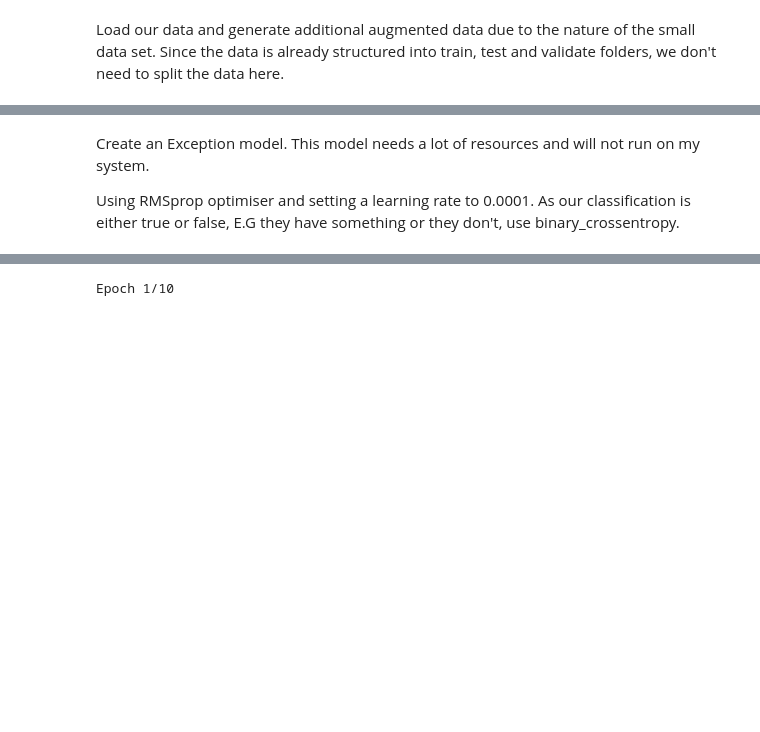
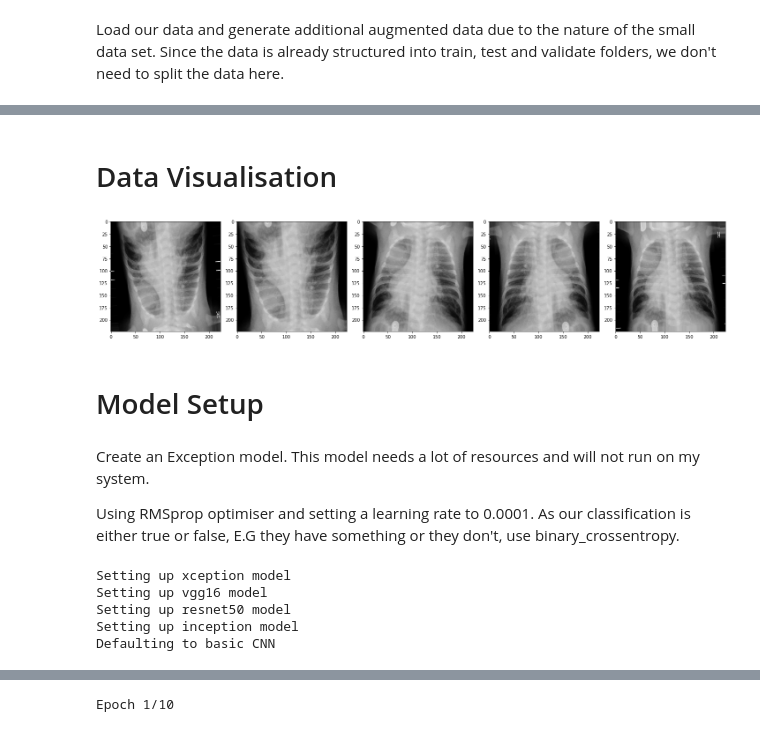
Before and after one commit to Amzo/pneumonia, a Jupyter notebook: cnnModels.ipynb, the cells around one changed output, grey strips where cells are left out. Drawn from its saved outputs; the diff is of its cells as text; code cells hidden in the pictures; blank space fills up the shorter version.

```diff
--- a/cnnModels.ipynb
+++ b/cnnModels.ipynb
@@ -46,15 +51,12 @@ def getData(trainDir, testDir, valDir):
         for i in class_names:
                 print(i + ':' + str(len(os.listdir(valDir + '/' +i))))
 
-        train_datagen = ImageDataGenerator(
-                rescale=1/255.0,
-                rotation_range=7,
-                width_shift_range=0.5,
-                height_shift_range=0.45,
-                shear_range=0.2,
-                zoom_range=0.45,
-                horizontal_flip=True
-        )
+        train_datagen = ImageDataGenerator(rescale=1/255.0,
+                rotation_range=6,
+                zoom_range=0.1,
+                horizontal_flip = True,
+                vertical_flip = True
+                )
 
         test_datagen = ImageDataGenerator(rescale=1./255)
 
@@ -117,0 +87,12 @@ def myModel():
+# %%
+physical_devices = tf.config.experimental.list_physical_devices('GPU')
+assert len(physical_devices) > 0, "Not enough GPU hardware devices available"
+
+
+inputTrain = '/tmp/pneumoniaDataset/train'
+inputTest = '/tmp/pneumoniaDataset/test'
+inputValidate = '/tmp/pneumoniaDataset/val'
+
+imageSize = (224,224,3)
+
+xTrain, xTest, xVal = getData(inputTrain, inputTest, inputValidate)
@@ -117,0 +114,18 @@ def myModel():
+# %% [markdown]
+# Data Visualisation
+# %%
+def plotImages(images_arr):
+    fig, axes = plt.subplots(1, 5, figsize=(20,20))
+    axes = axes.flatten()
+    for img, ax in zip( images_arr, axes):
+        ax.imshow(img)
+    plt.tight_layout()
+    plt.show()
+# %%
+augmentedImages = [xTrain[0][0][0] for i in range(5)]
+# %%
+plotImages(augmentedImages)
+# %% [output]
+[figure, added]
+# %% [markdown]
+# Model Setup
@@ -162,3 +191,15 @@ def modelBuild(inputShape, modelType):
     metrics=["accuracy"])
 
   return model
+# %%
+xception = modelBuild(imageSize, 'xception')
+vgg16 = modelBuild(imageSize, 'vgg16')
+resnet = modelBuild(imageSize, 'resnet')
+inception = modelBuild(imageSize, 'inception')
+myCNN = myModel()
+# %% [output]
+Setting up xception model
+Setting up vgg16 model
+Setting up resnet50 model
+Setting up inception model
+Defaulting to basic CNN
```
Also changed, not shown: parts of 16 cells of this notebook.
